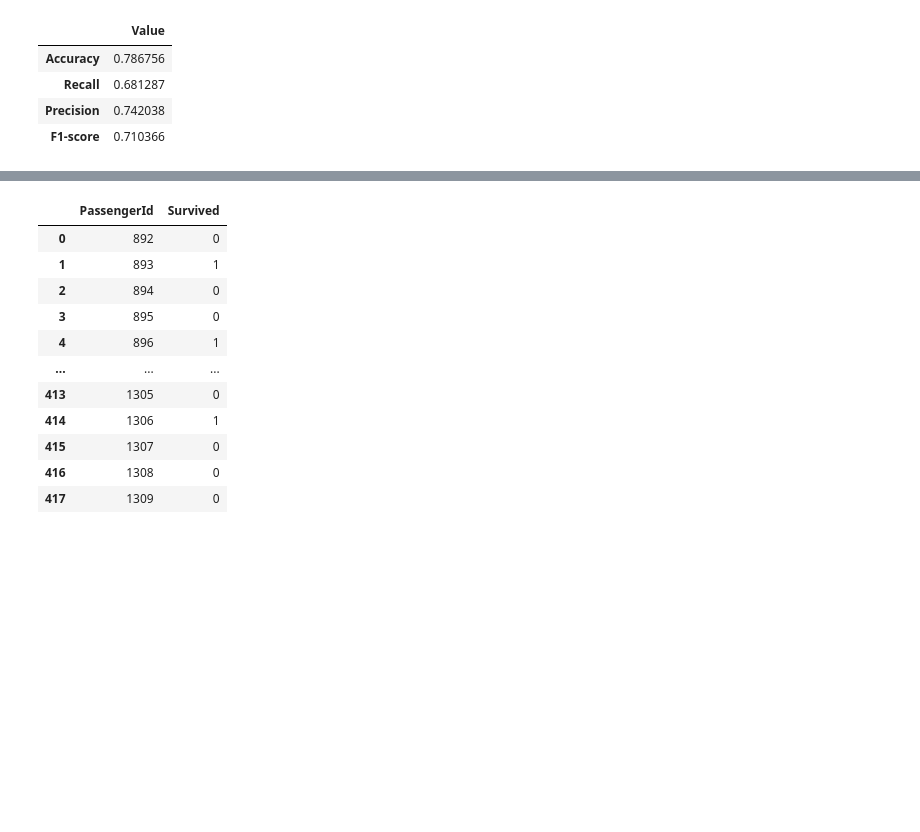
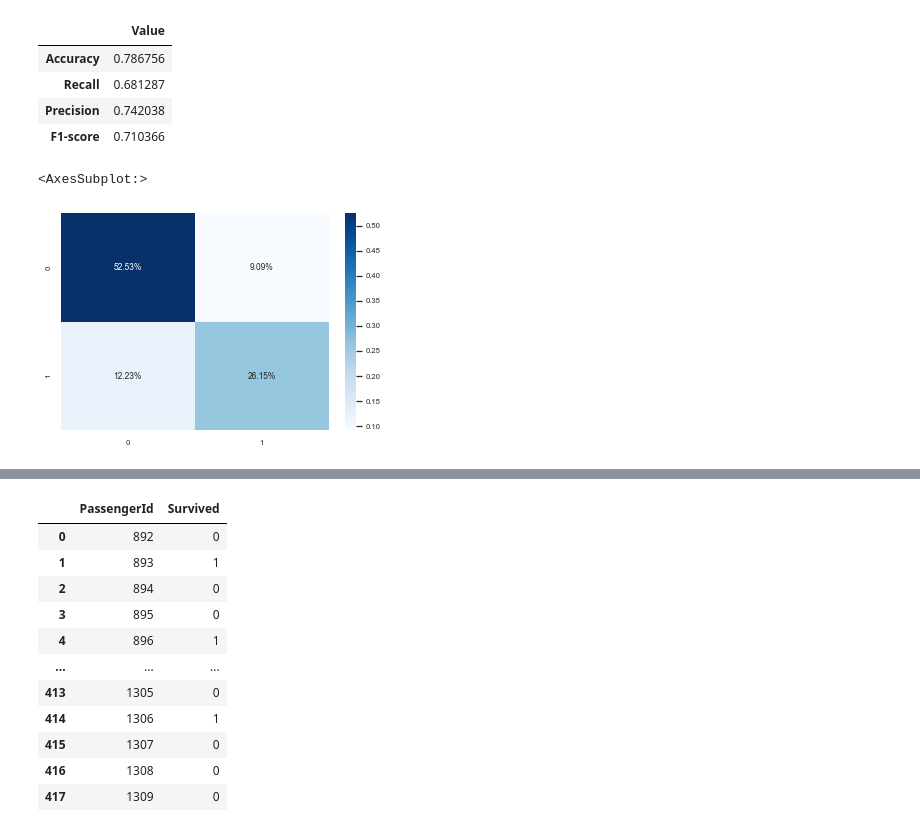
Before and after one commit to pouriaSameti/ML-Projects, a Jupyter notebook: Q1-Titanic/code/dsProject/Logistic Regression.ipynb, the cells around one changed output, grey strips where cells are left out. Saved outputs shown, nothing was run; the diff lists cells and outputs as text; code cells hidden in the pictures; blank space fills up the shorter version.

Commit message:
confusion matrix was added.

```diff
--- a/Q1-Titanic/code/dsProject/Logistic Regression.ipynb
+++ b/Q1-Titanic/code/dsProject/Logistic Regression.ipynb
@@ -240,6 +241,15 @@ errors
 | Recall | 0.681287 |
 | Precision | 0.742038 |
 | F1-score | 0.710366 |
+# %%
+# showing confiusion matrix
+from sklearn.metrics import confusion_matrix
+cm_matrix = confusion_matrix(y_train, y_train_pred)
+
+sns.heatmap(cm_matrix/np.sum(cm_matrix), annot=True, fmt='.2%', cmap='Blues')
+# %% [output]
+<AxesSubplot:>
+[figure, added]
 # %%
 #prediction of test set
 y_test_pred = pd.DataFrame()
```
Also changed, not shown: parts of 2 cells of this notebook, 1 other file.
